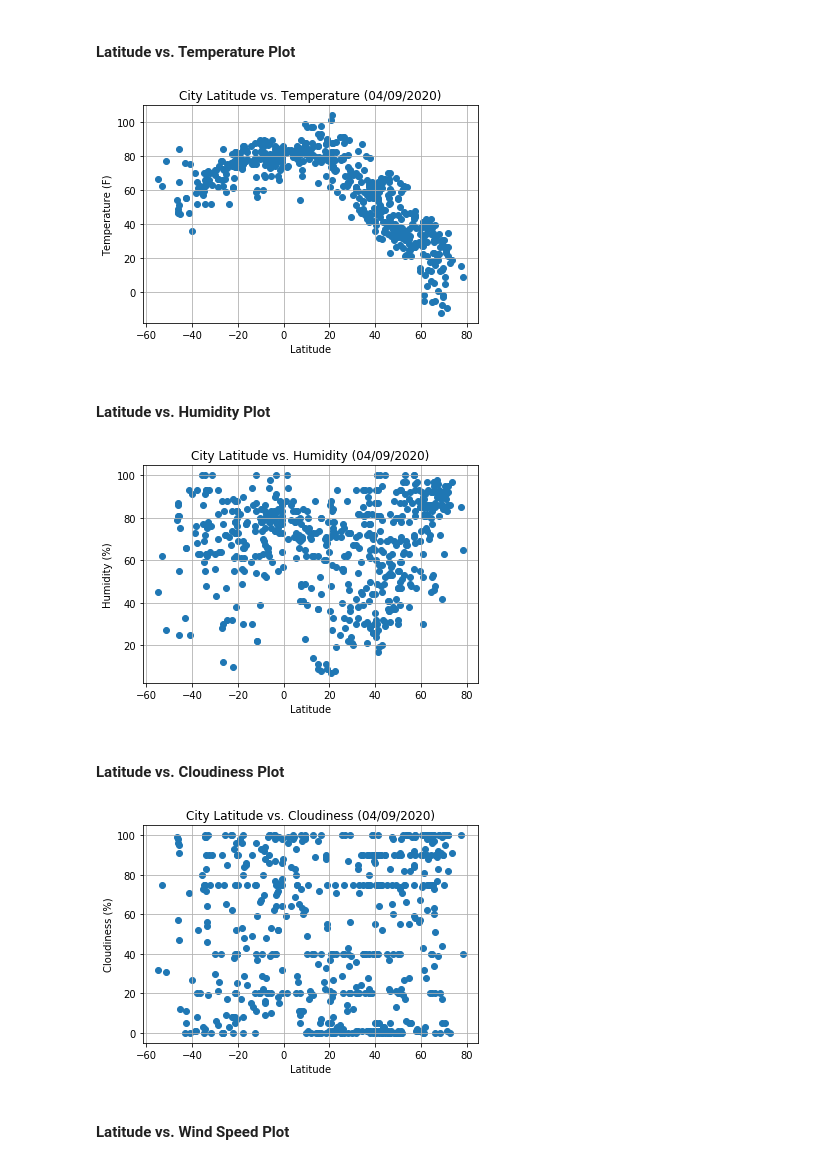
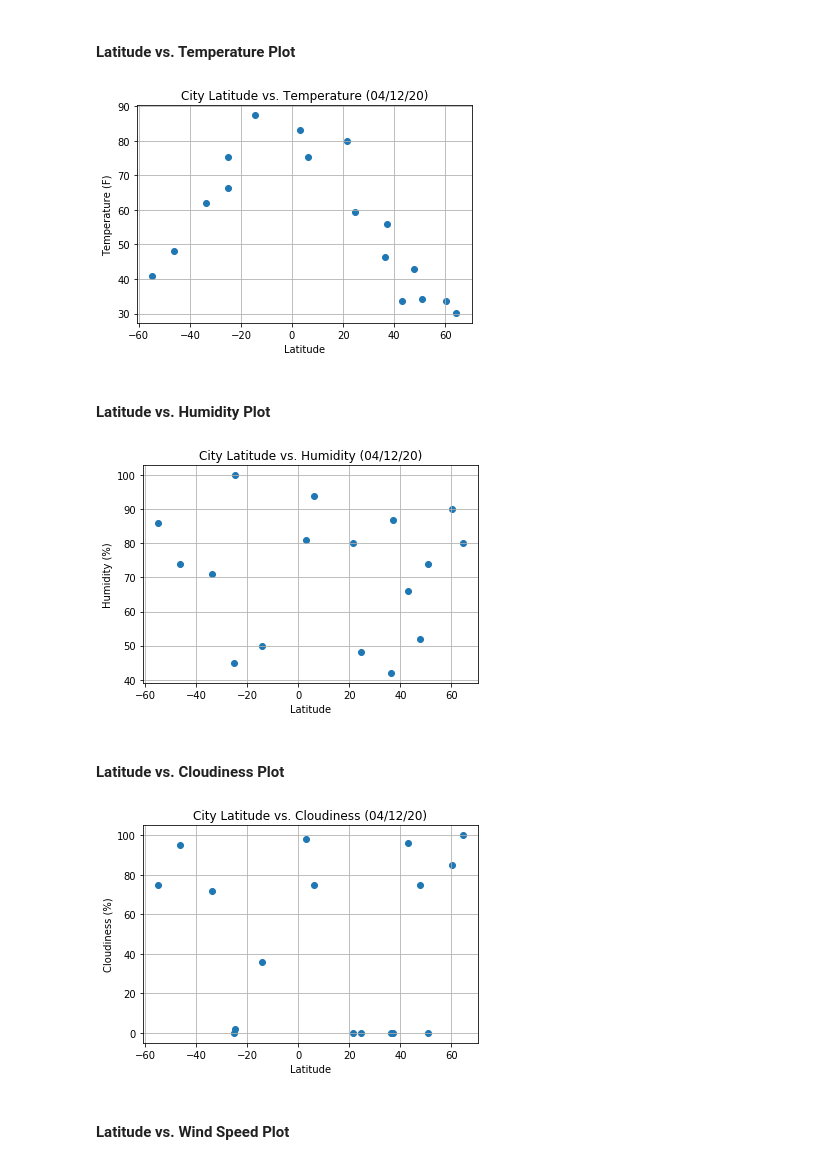
Before and after one commit to aaronrotman/python-api-challenge, a Jupyter notebook: WeatherPy/WeatherPy.ipynb, the cells around one changed output. Drawn from its saved outputs; the diff is of its cells as text; code cells hidden in the pictures.

Commit message:
Clean up formatting and display, add output_data directory to git tracking

```diff
--- a/WeatherPy/WeatherPy.ipynb
+++ b/WeatherPy/WeatherPy.ipynb
@@ -63,8 +60,13 @@ url = 'https://api.openweathermap.org/data/2.5/weather'
 #List to hold the response data
 response_list = []
 
+#Variable to store the number of cities processed successfully
+cities_processed = 0
+#Variable to store the number of cities skipped during processing
+cities_skipped = 0
+
 #Iterate through the list of cities
-for city in cities:
+for city in cities[0:20]:
 
     #Attempt to retrieve city data
     try:
@@ -91,15 +93,23 @@ for city in cities:
         #Add the response dictionary to the list of response data
         response_list.append(response_dict)
 
+        #Add 1 to the cities_processed counter
+        cities_processed += 1
+
     #If the city is not found
     except:
         #Print a message and skip processing for this city
         print(f"City {cities.index(city) + 1} not found. Skipping...")
 
+        #Add 1 to the cities_skipped counter
+        cities_skipped += 1
+
 #Print a message when data retrieval is complete
-print('''
+print(f'''
 -------------------------
-Data retrieval complete.
+Data processing complete.
+Cities processed successfully: {cities_processed}
+Cities skipped: {cities_skipped}
 -------------------------
 ''')
 # %% [output]
@@ -154,9 +169,8 @@ response_df
 # %% [markdown]
 #### Latitude vs. Temperature Plot
 # %%
-# --- NEED TO UPDATE DATE OF ANALYSIS FOR CHART TITLE ---
 #Store the date of analysis
-date = '04/09/2020'
+todays_date = date.today().strftime('%m/%d/%y')
 
 #Create a scatter plot of latitude vs. temperature for cities in the response data frame
 x_values = response_df['Lat']
@@ -164,37 +178,37 @@ y_values = response_df['Max Temp']
 plt.scatter(x_values, y_values)
 
 #Add plot titles/labels
-plt.title(f"City Latitude vs. Temperature ({date})")
+plt.title(f"City Latitude vs. Temperature ({todays_date})")
 plt.xlabel('Latitude')
 plt.ylabel('Temperature (F)')
 plt.grid()
 
 #Export the scatter plot to a .png file
-plt.savefig('output_data/lat_temp.png')
+plt.savefig('output_data/images/lat_temp.png')
 
 plt.show()
 # %% [output]
-[figure, old version]
+[figure, new version]
 # %% [markdown]
 #### Latitude vs. Humidity Plot
 # %%
 #Create a scatter plot of latitude vs. humidity for cities in the response data frame
 x_values = response_df['Lat']
 y_values = response_df['Humidity']
 plt.scatter(x_values, y_values)
 
 #Add plot titles/labels
-plt.title(f"City Latitude vs. Humidity ({date})")
+plt.title(f"City Latitude vs. Humidity ({todays_date})")
 plt.xlabel('Latitude')
 plt.ylabel('Humidity (%)')
 plt.grid()
 
 #Export the scatter plot to a .png file
-plt.savefig('output_data/lat_hum.png')
+plt.savefig('output_data/images/lat_hum.png')
 
 plt.show()
 # %% [output]
-[figure, old version]
+[figure, new version]
 # %% [markdown]
 #### Latitude vs. Cloudiness Plot
 # %%
@@ -204,17 +218,17 @@ y_values = response_df['Cloudiness']
 plt.scatter(x_values, y_values)
 
 #Add plot titles/labels
-plt.title(f"City Latitude vs. Cloudiness ({date})")
+plt.title(f"City Latitude vs. Cloudiness ({todays_date})")
 plt.xlabel('Latitude')
 plt.ylabel('Cloudiness (%)')
 plt.grid()
 
 #Export the scatter plot to a .png file
-plt.savefig('output_data/lat_cloud.png')
+plt.savefig('output_data/images/lat_cloud.png')
 
 plt.show()
 # %% [output]
-[figure, old version]
+[figure, new version]
 # %% [markdown]
 #### Latitude vs. Wind Speed Plot
 # %%
```
Also changed, not shown: parts of 18 cells of this notebook, 5 other files.
